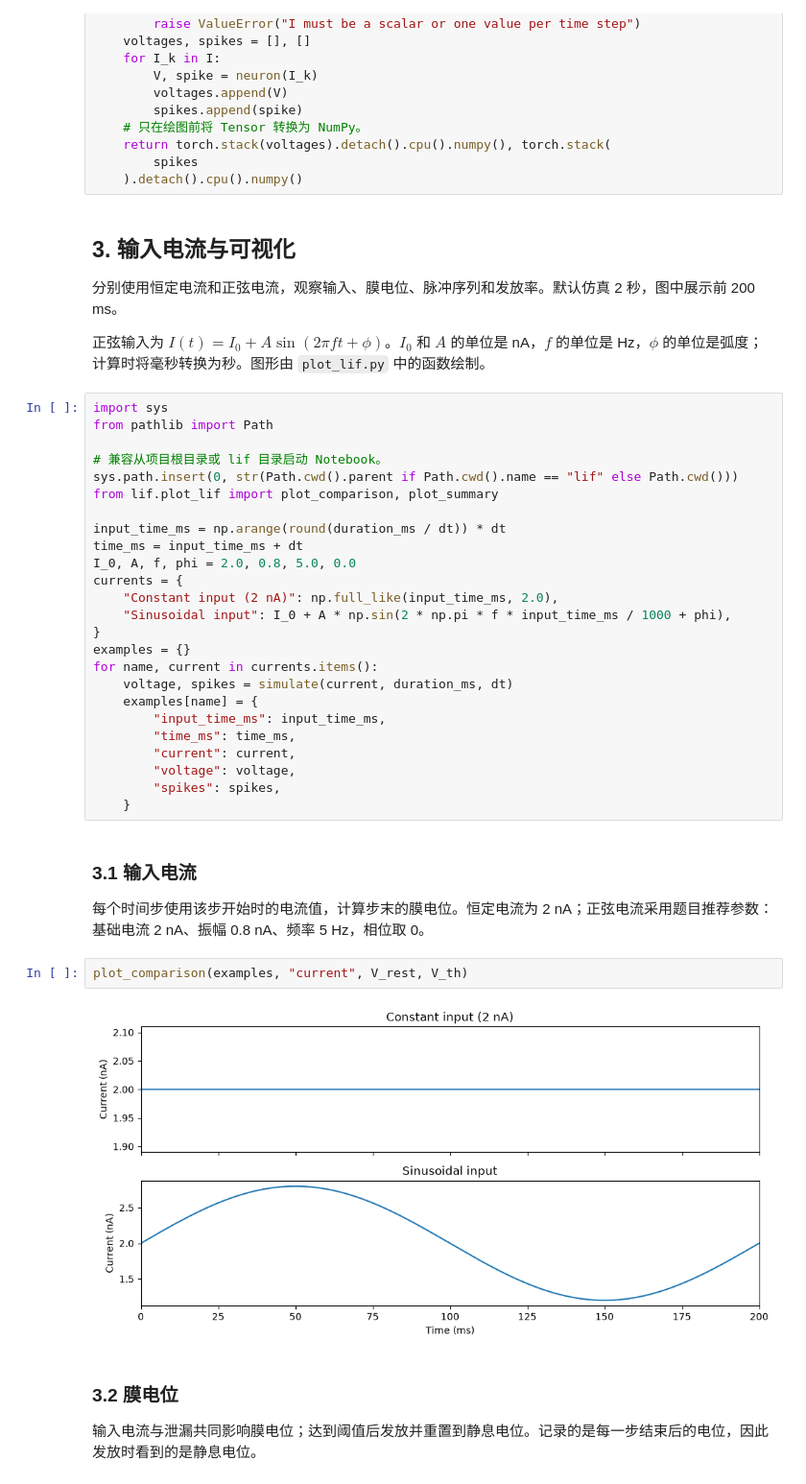
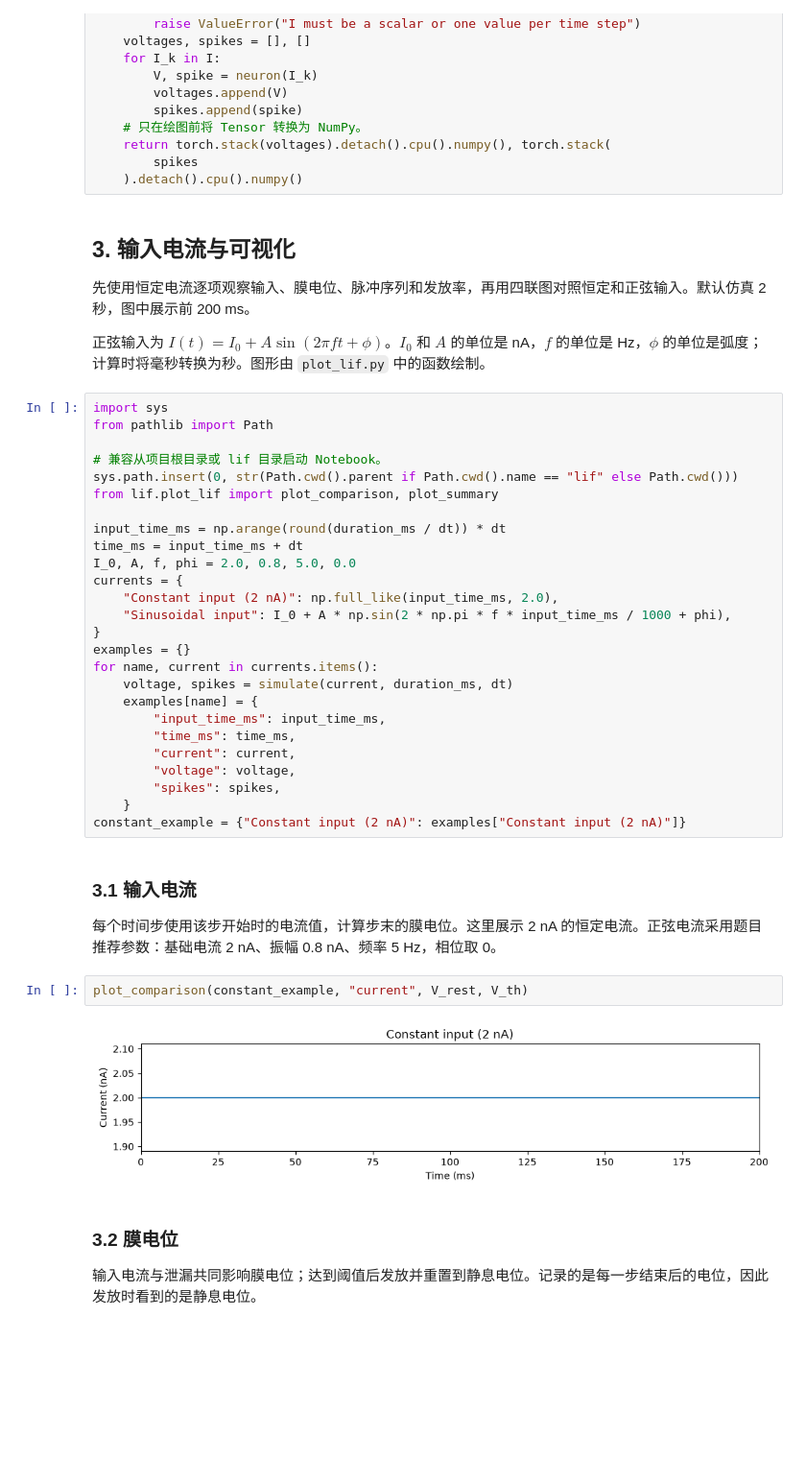
Before and after one commit to LevelDownRefine/neural-network-teaching, a Jupyter notebook: lif/task1_lif.ipynb, the cells around one changed output. Shown at 96% size. Cells and saved outputs as stored; diff of their text form; blank space fills up the shorter version.

Commit message:
Show constant input in individual signal plots

```diff
--- a/lif/task1_lif.ipynb
+++ b/lif/task1_lif.ipynb
@@ -138,7 +138,7 @@ def simulate(I, duration_ms, dt):
 # %% [markdown]
 ## 3. 输入电流与可视化
 
-分别使用恒定电流和正弦电流，观察输入、膜电位、脉冲序列和发放率。默认仿真 2 秒，图中展示前 200 ms。
+先使用恒定电流逐项观察输入、膜电位、脉冲序列和发放率，再用四联图对照恒定和正弦输入。默认仿真 2 秒，图中展示前 200 ms。
 
 正弦输入为 $I(t)=I_0+A\sin(2\pi ft+\phi)$。$I_0$ 和 $A$ 的单位是 nA，$f$ 的单位是 Hz，$\phi$ 的单位是弧度；计算时将毫秒转换为秒。图形由 `plot_lif.py` 中的函数绘制。
 # %%
@@ -166,14 +166,15 @@ for name, current in currents.items():
         "voltage": voltage,
         "spikes": spikes,
     }
+constant_example = {"Constant input (2 nA)": examples["Constant input (2 nA)"]}
 # %% [markdown]
 ### 3.1 输入电流
 
-每个时间步使用该步开始时的电流值，计算步末的膜电位。恒定电流为 2 nA；正弦电流采用题目推荐参数：基础电流 2 nA、振幅 0.8 nA、频率 5 Hz，相位取 0。
+每个时间步使用该步开始时的电流值，计算步末的膜电位。这里展示 2 nA 的恒定电流。正弦电流采用题目推荐参数：基础电流 2 nA、振幅 0.8 nA、频率 5 Hz，相位取 0。
 # %%
-plot_comparison(examples, "current", V_rest, V_th)
+plot_comparison(constant_example, "current", V_rest, V_th)
 # %% [output]
-[figure, old version]
+[figure, new version]
 # %% [markdown]
 ### 3.2 膜电位
 
```
Also changed, not shown: parts of 3 cells of this notebook.
